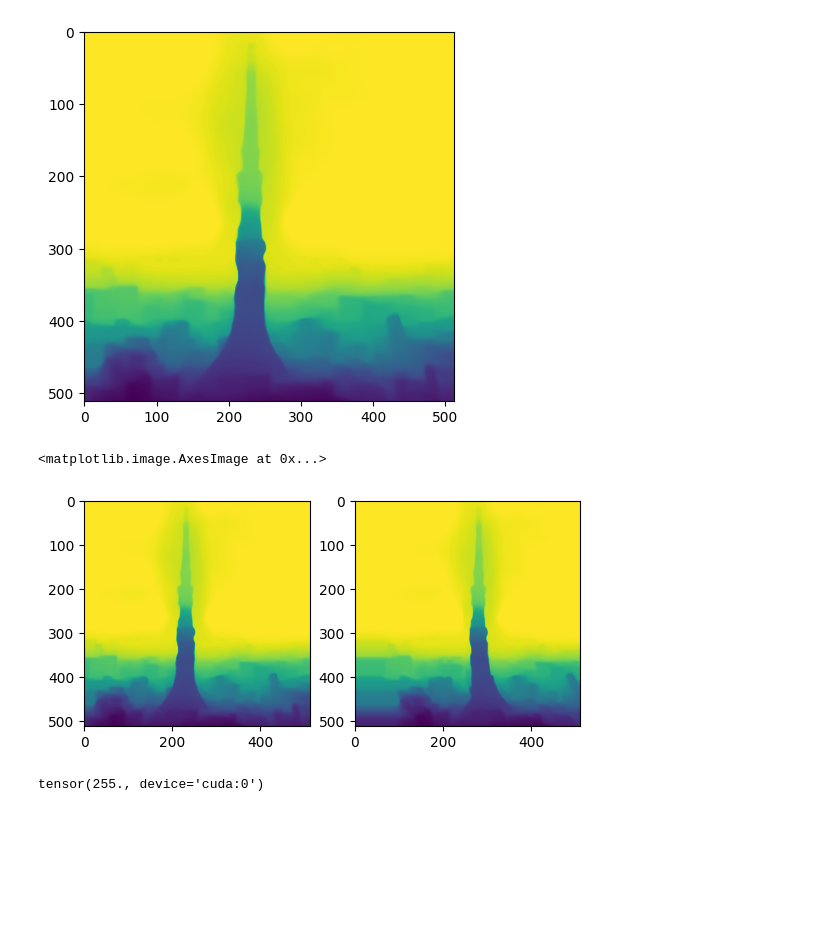
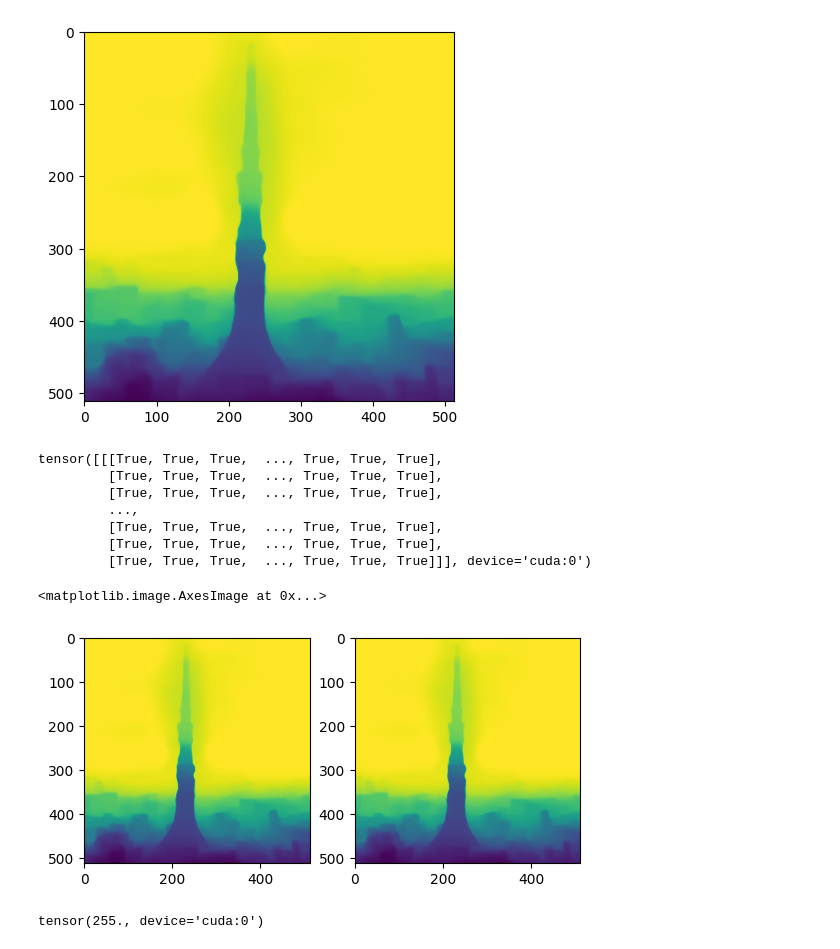
Before and after one commit to IzumiSatoshi/deforumed-walk, a Jupyter notebook: notebooks/dev.ipynb, the cells around one changed output. Saved outputs shown, nothing was run; the diff lists cells and outputs as text; code cells hidden in the pictures; blank space fills up the shorter version.

```diff
--- a/notebooks/dev.ipynb
+++ b/notebooks/dev.ipynb
@@ -52,6 +52,3 @@ tensor([[[[-0.5000, -0.5000],
 
          [[-0.5000,  0.5000],
           [ 0.5000,  0.5000]]]])
-# %%
-prev_img_cv2 = cv2.imread("../data/tower0.png")
-depth_tensor = depth_model.predict(prev_img_cv2)
@@ -78,7 +86,7 @@ plt.imshow(depth_tensor.cpu())
 # %%
 device = torch.device("cuda")
 
-translate = [0.5, 0,0]
+translate = [0, 0,0]
 rotate_xyz = [0,0,0]
 rot_mat = p3d.euler_angles_to_matrix(
     torch.tensor(rotate_xyz), "XYZ"
@@ -159,18 +167,25 @@ result = (
 # %%
 old_depth = depth_tensor.unsqueeze(0)
 new_depth = torch.nn.functional.grid_sample(
     old_depth.unsqueeze(0),
     offset_coords_2d,
     mode="bicubic",
     padding_mode="border",
     align_corners=False,
 )
-# fig, axs = plt.subplots(1,2)
-# axs[0].imshow(old_depth[0].cpu())
-# axs[1].imshow(new_depth[0][0].cpu())
+fig, axs = plt.subplots(1,2)
+axs[0].imshow(old_depth[0].cpu())
+axs[1].imshow(new_depth[0][0].cpu())
 # %% [output]
-<matplotlib.image.AxesImage at 0x...>
+tensor([[[True, True, True,  ..., True, True, True],
+         [True, True, True,  ..., True, True, True],
+         [True, True, True,  ..., True, True, True],
+         ...,
+         [True, True, True,  ..., True, True, True],
+         [True, True, True,  ..., True, True, True],
+         [True, True, True,  ..., True, True, True]]], device='cuda:0')
+<matplotlib.image.AxesImage at 0x...>
-[figure, old version]
+[figure, new version]
 # %%
 depth_norm = normalize_dsd_depth(new_depth[0][0])
 # %% [output]
```
Also changed, not shown: parts of 1 cell of this notebook, 1 other file.
